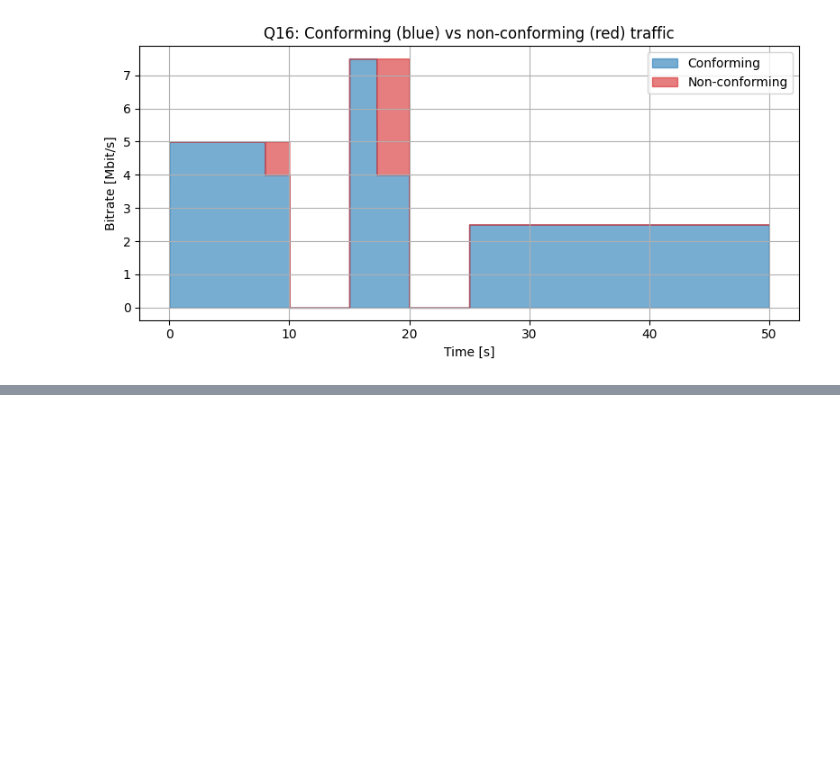
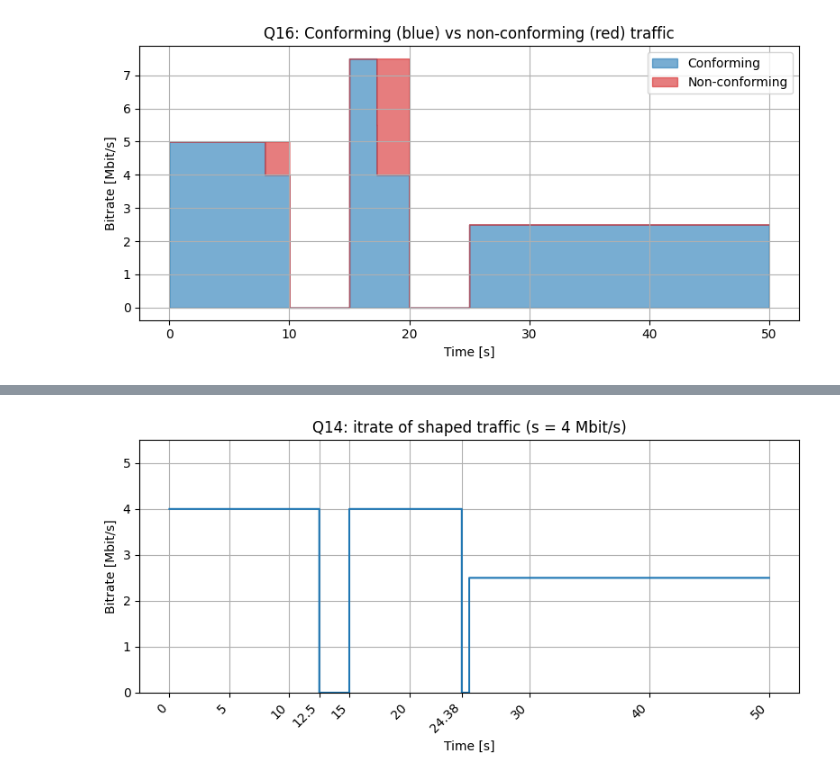
Before and after one commit to rjvandel14/PNS, a Jupyter notebook: Q3-15+16.ipynb, the cells around one changed output, grey strips where cells are left out. Drawn from its saved outputs; the diff is of its cells as text; code cells hidden in the pictures; blank space fills up the shorter version.

```diff
--- a/Q3-15+16.ipynb
+++ b/Q3-15+16.ipynb
@@ -103,0 +144,41 @@ plt.show()
+# %%
+### Question 14
+
+def shaped_rate(time):
+    # 0–12.5 s: backlog present -> output at shaping rate 4
+    if 0 <= time < 12.5:
+        return 4.0
+    # 12.5–15 s: no backlog, no input
+    elif 12.5 <= time < 15:
+        return 0.0
+    # 15–24.375 s: backlog present again -> output at 4
+    elif 15 <= time < 24.375:
+        return 4.0
+    # 24.375–25 s: no backlog, no input
+    elif 24.375 <= time < 25:
+        return 0.0
+    # 25–50 s: no backlog, input below shaping rate -> follow input
+    elif 25 <= time <= 50:
+        return 2.5
+    else:
+        return 0.0
+
+R_shaped = np.array([shaped_rate(ti) for ti in t])
+
+plt.figure(figsize=(8, 4))
+plt.step(t, R_shaped, where="post", linewidth=1.5)
+plt.xlabel("Time [s]")
+plt.ylabel("Bitrate [Mbit/s]")
+plt.title("Q14: itrate of shaped traffic (s = 4 Mbit/s)")
+plt.grid(True)
+
+# Same x-ticks as delay plot so 12.5 and 24.375 are visible
+xticks = [0, 5, 10, 12.5, 15, 20, 24.375, 30, 40, 50]
+xtick_labels = ["0", "5", "10", "12.5", "15", "20", "24.38", "30", "40", "50"]
+plt.xticks(xticks, xtick_labels, rotation=45, ha="right")
+
+plt.ylim(0, 5.5)
+plt.tight_layout()
+plt.show()
+# %% [output]
+[figure, added]
```
Also changed, not shown: parts of 1 cell of this notebook.
